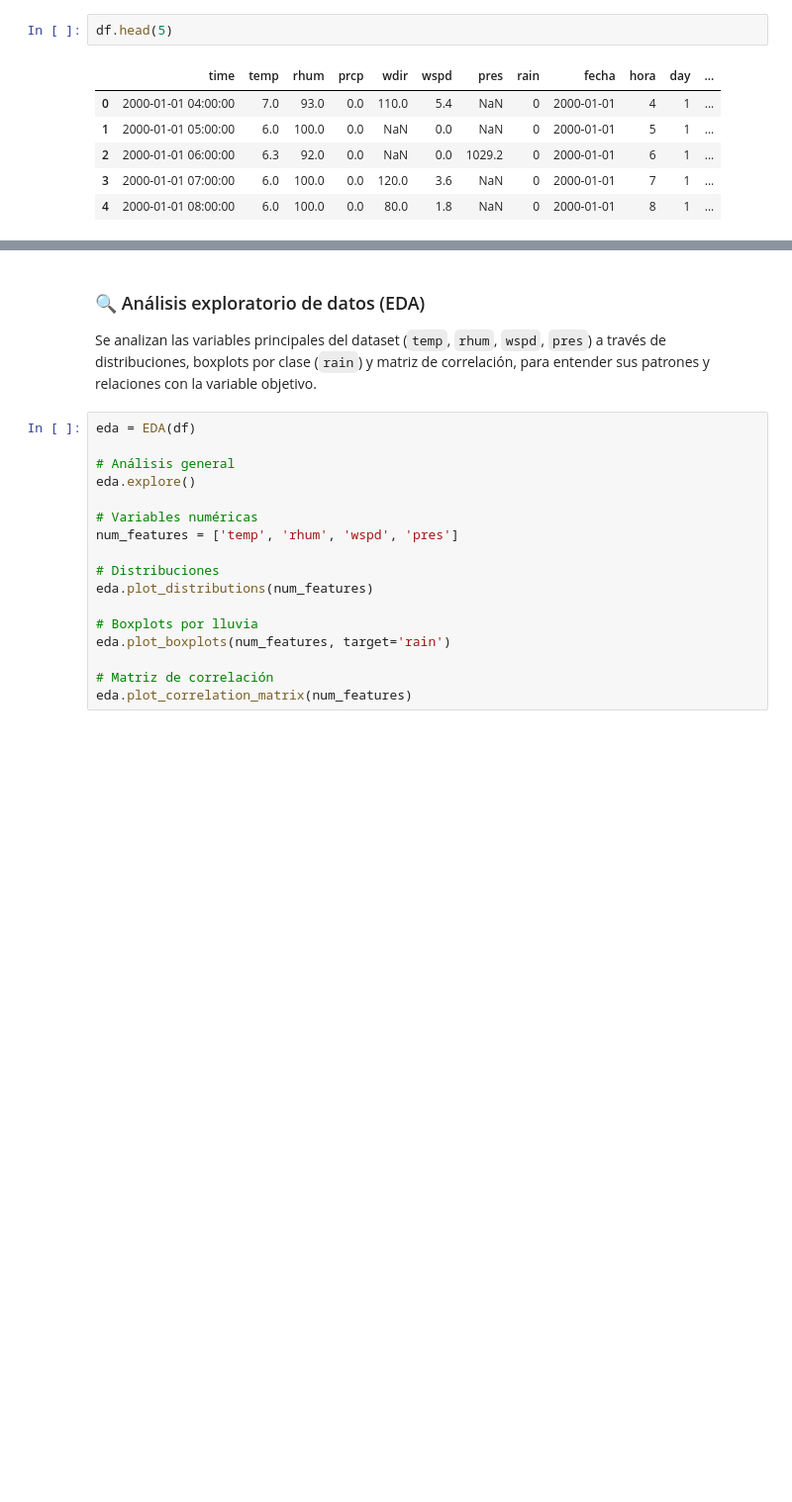
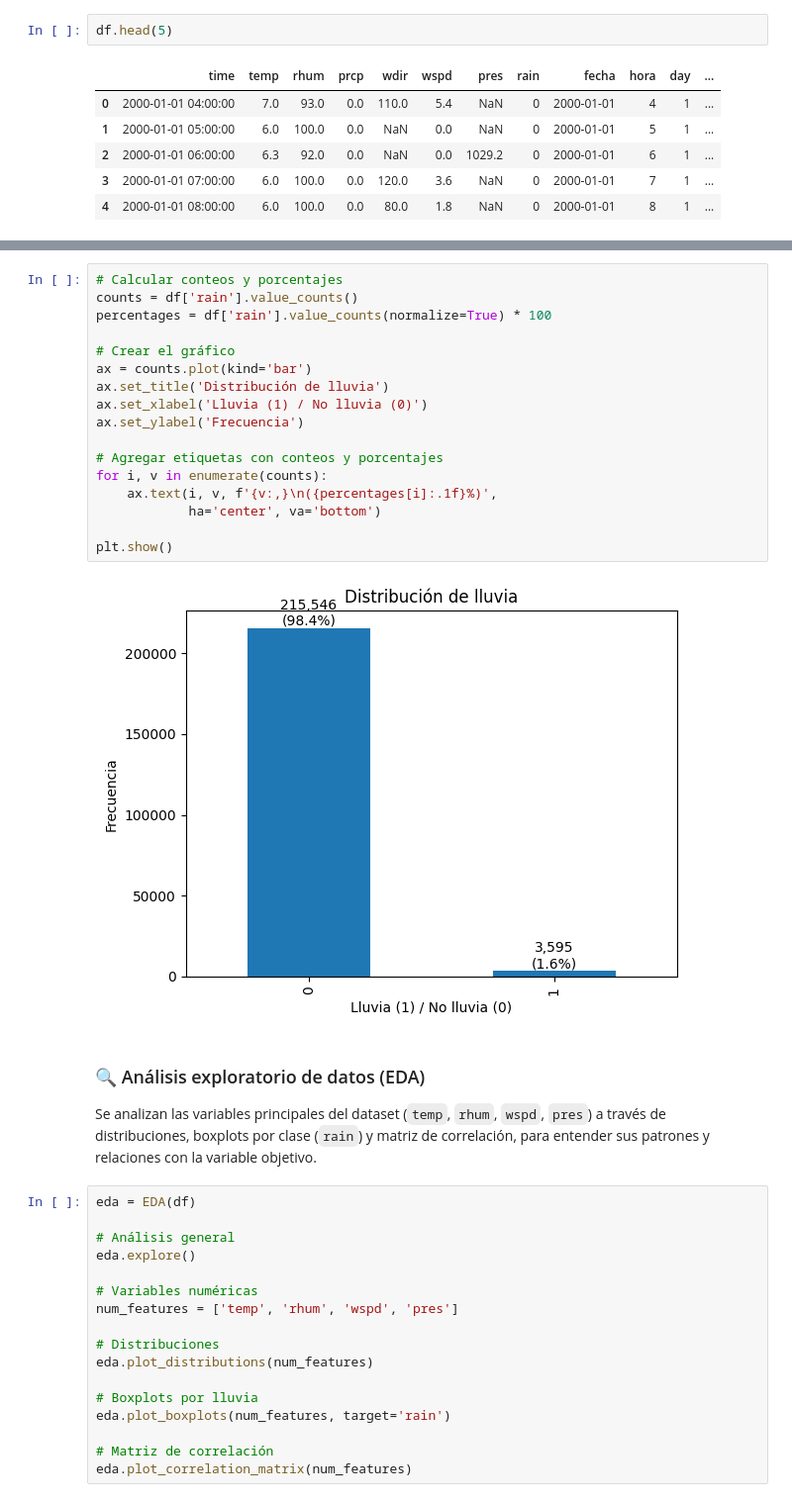
Before and after one commit to MouraAnalyst/ML_Prob_Lluvia_Bilbao, a Jupyter notebook: notebooks/main.ipynb, the cells around one changed output, grey strips where cells are left out. Shown: that part at 99% size. Cells and saved outputs as stored; diff of their text form; blank space fills up the shorter version.

```diff
--- a/notebooks/main.ipynb
+++ b/notebooks/main.ipynb
@@ -97,3 +102,22 @@ df.head(5)
+# %%
+# Calcular conteos y porcentajes
+counts = df['rain'].value_counts()
+percentages = df['rain'].value_counts(normalize=True) * 100
+
+# Crear el gráfico
+ax = counts.plot(kind='bar')
+ax.set_title('Distribución de lluvia')
+ax.set_xlabel('Lluvia (1) / No lluvia (0)')
+ax.set_ylabel('Frecuencia')
+
+# Agregar etiquetas con conteos y porcentajes
+for i, v in enumerate(counts):
+    ax.text(i, v, f'{v:,}\n({percentages[i]:.1f}%)',
+            ha='center', va='bottom')
+
+plt.show()
+# %% [output]
+[figure, added]
 # %% [markdown]
 ### 🔍 Análisis exploratorio de datos (EDA)
 
```
Also changed, not shown: parts of 1 cell of this notebook, 14 other files.
